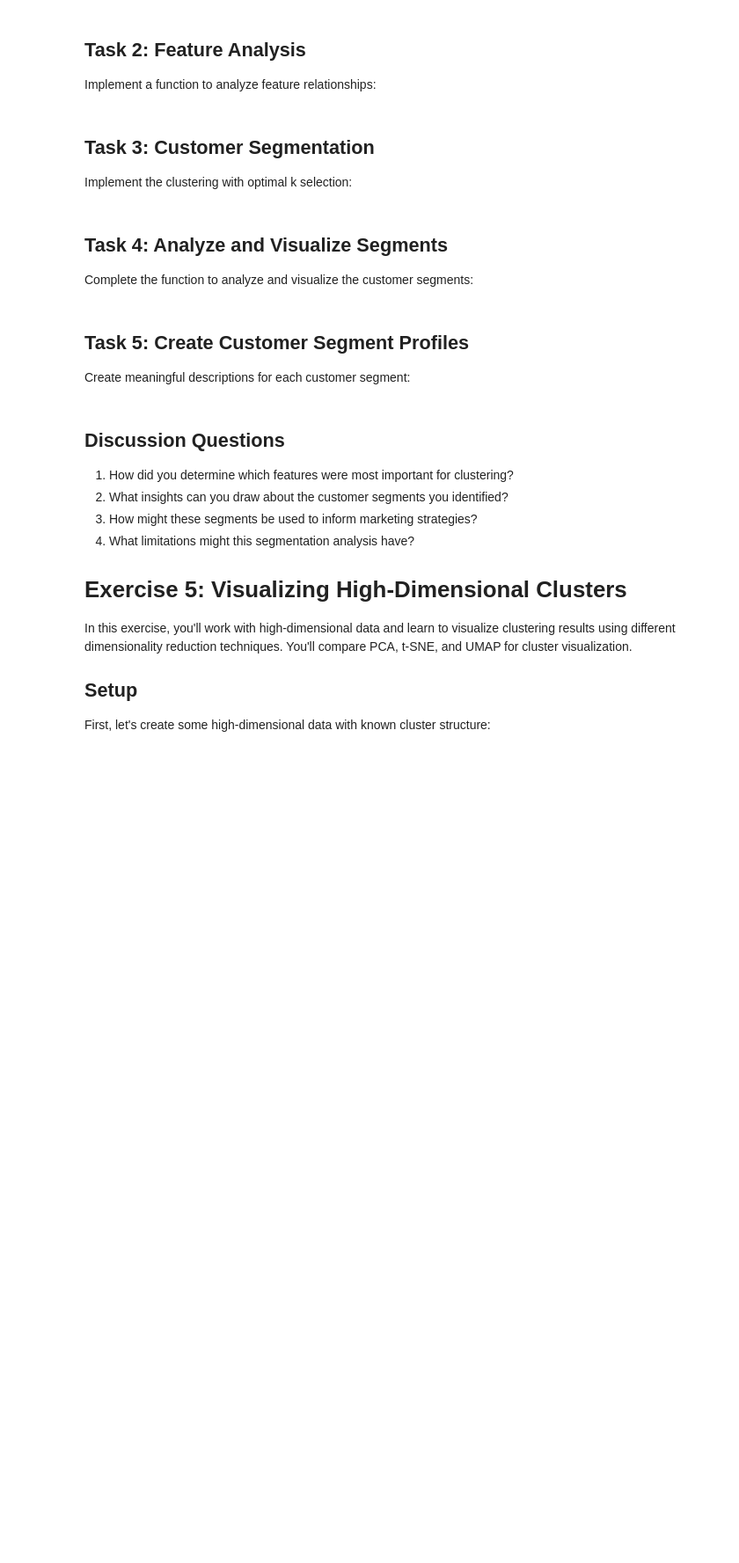
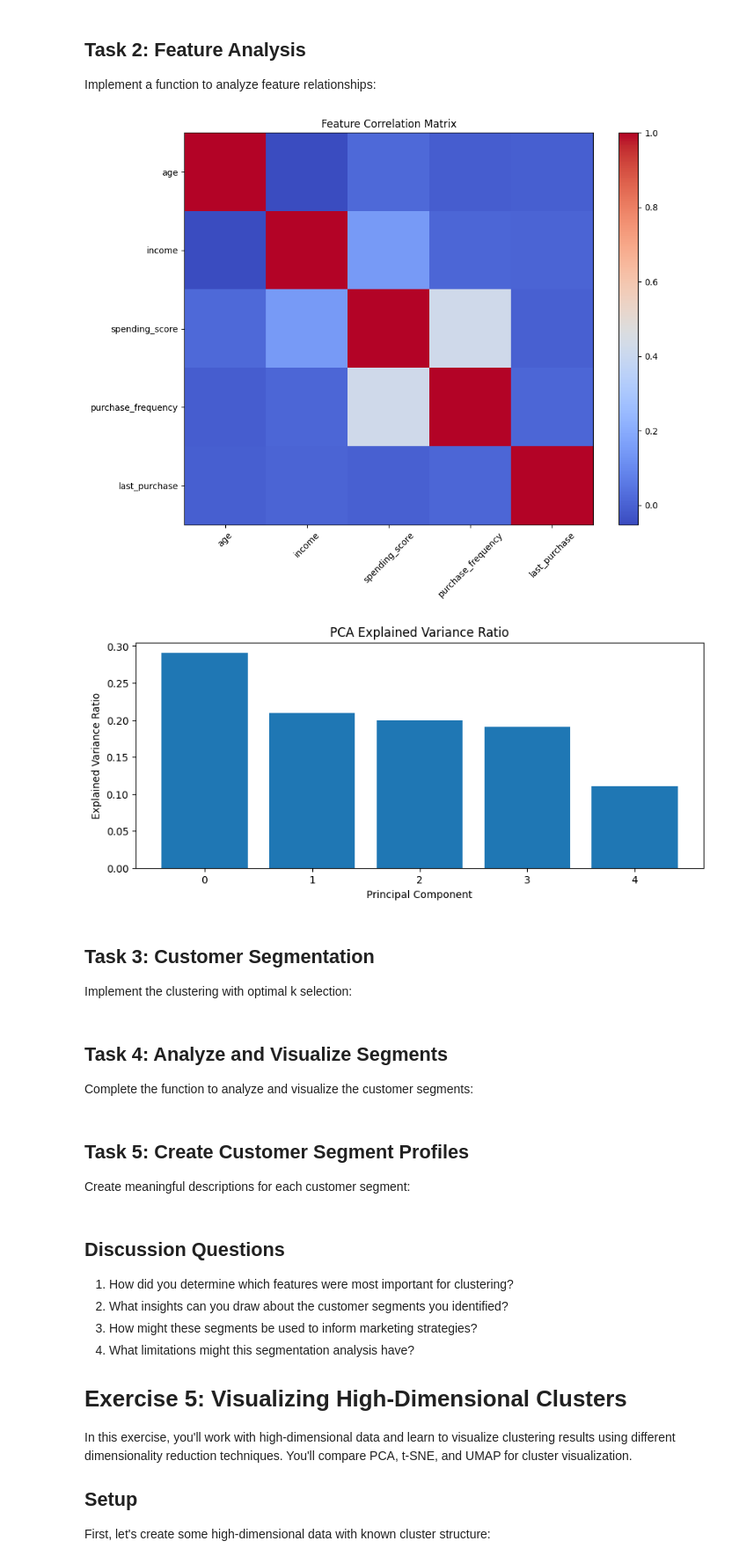
Before and after one commit to IST407/fixed2-student-lectures-lmbattaglia, a Jupyter notebook: 13-week13/lab-exercises.ipynb, the cells around one changed output. Shown at 88% size. Saved outputs shown, nothing was run; the diff lists cells and outputs as text; code cells hidden in the pictures; blank space fills up the shorter version.

```diff
--- a/13-week13/lab-exercises.ipynb
+++ b/13-week13/lab-exercises.ipynb
@@ -508,12 +542,12 @@ def preprocess_data(data):
 
     # Remove outliers using IQR method
     # Hint: Use quantile to find Q1 and Q3
-    Q1 = # YOUR CODE HERE
-    Q3 = # YOUR CODE HERE
+    Q1 = data.quantile(.25)
+    Q3 = data.quantile(.75)
     IQR = Q3 - Q1
 
     # Create mask for rows to keep
-    mask = # YOUR CODE HERE  # Filter out rows outside 1.5*IQR
+    mask = ~((data < (Q1 - 1.5*IQR)|(data > Q3+1.5*IQR))).any(axis=1)  # Filter out rows outside 1.5*IQR
 
     data_cleaned = data[mask].copy()
 
@@ -536,34 +578,37 @@ def analyze_features(scaled_features, original_data):
     corr_matrix = original_data.corr()
 
     # Create correlation heatmap
     plt.figure(figsize=(10, 8))
     plt.imshow(corr_matrix, cmap='coolwarm', aspect='auto')
     plt.colorbar()
     plt.xticks(range(len(corr_matrix.columns)), corr_matrix.columns, rotation=45)
     plt.yticks(range(len(corr_matrix.columns)), corr_matrix.columns)
     plt.title('Feature Correlation Matrix')
     plt.tight_layout()
     plt.show()
 
     # Perform PCA to analyze feature importance
     pca = PCA()
     pca_result = pca.fit_transform(scaled_features)
 
     # Calculate explained variance ratio
-    explained_variance = # YOUR CODE HERE
+    explained_variance = pca.explained_variance_ratio_
 
     # Plot explained variance ratio
     plt.figure(figsize=(10, 4))
     plt.bar(range(len(explained_variance)), explained_variance)
     plt.xlabel('Principal Component')
     plt.ylabel('Explained Variance Ratio')
     plt.title('PCA Explained Variance Ratio')
     plt.show()
 
     return pca, explained_variance
 
 # Analyze features
 pca, explained_variance = analyze_features(scaled_features, data_cleaned)
+# %% [output]
+[figure, added]
+[figure, added]
 # %% [markdown]
 
 
```
Also changed, not shown: parts of 10 cells of this notebook.
